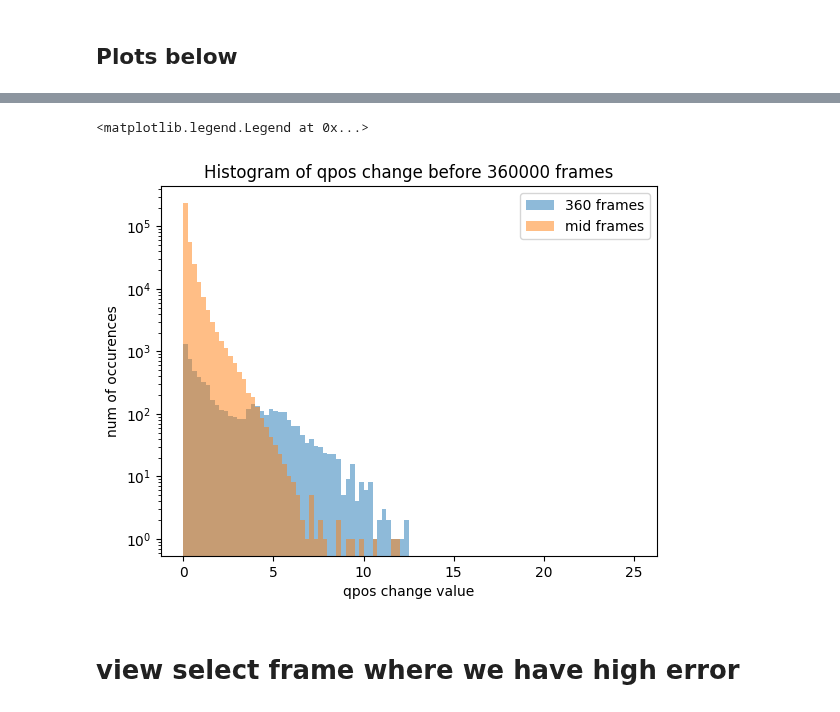
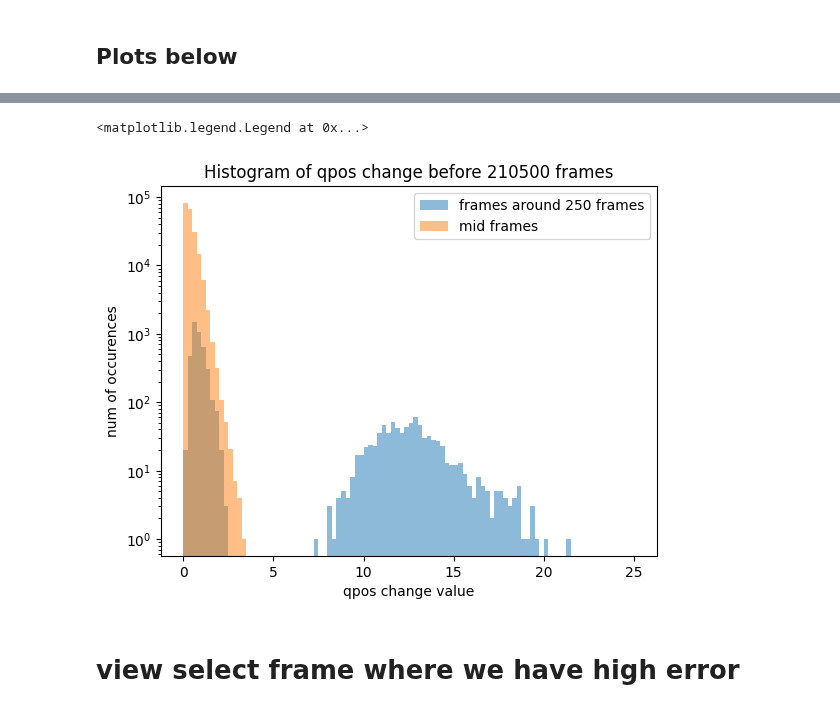
Before and after one commit to talmolab/stac-mjx, a Jupyter notebook: stac-mjx/graph_error.ipynb, the cells around one changed output, grey strips where cells are left out. Cells and saved outputs as stored; diff of their text form; code cells hidden in the pictures.

```diff
--- a/stac-mjx/graph_error.ipynb
+++ b/stac-mjx/graph_error.ipynb
@@ -107,7 +106,7 @@ plt.ylim(0, 0.02)
 plt.title("Summed squared error of frame marker offset")
 plt.xlabel("Frame #")
 plt.ylabel("Summed squared error")
-x = 360000
+x = qposes.shape[0]
 plt.scatter(np.arange(x),errors[:x], s=1)
 # %% [output]
 <matplotlib.collections.PathCollection at 0x...>
@@ -119,6 +118,6 @@ mean: 0.0005669235833920538, std: 0.0003693163744173944
 # %%
-cutoff = 360000
-indices = np.where(errors[:cutoff] > 0.01)[0]
+cutoff = x
+indices = np.where(errors[:cutoff] > 0.005)[0]
 
 print(f"there are {indices.shape[0]} not good offset frames before the cutoff at {cutoff}")
 # %% [output]
@@ -173,7 +172,7 @@ plt.scatter(np.arange(cutoff-1), qpos_diff_summed[:cutoff], s=1)
 # Split qpos_diff_summed into two arrays: one has 10 values for every multiple of 360,
 # and the other one has the rest of the values
 # This is to see if the diffs statistics are different between the two
-mask = np.array([(i+1)%360 <= 5 for i in range(cutoff-1)])
+mask = np.array([(i+1)%clip_len <= 5 for i in range(cutoff-1)])
 qpos_diff_summed_360 = qpos_diff_summed[:cutoff][mask]
 qpos_diff_summed_360.shape
 # %% [output]
@@ -206,5 +205,5 @@ plt.hist(qpos_diff_summed_360, bins=100, range=(0,25), log=True)
 # %%
-mask = np.array([(i+1)%360 > 5 for i in range(cutoff-1)])
+mask = np.array([(i+1)%clip_len > 5 for i in range(cutoff-1)])
 qpos_diff_summed_mid = qpos_diff_summed[:cutoff][mask]
 print(qpos_diff_summed_mid.shape)
 # plot graph where x = error value and y = number of frames in log scale
@@ -235,14 +234,14 @@ plt.hist(qpos_diff_summed_mid, bins=100, range=(0,25), log=True)
 # %%
 # Overlay the above two histograms
 plt.title(f"Histogram of qpos change before {cutoff} frames")
 plt.xlabel("qpos change value")
 plt.ylabel("num of occurences")
-plt.hist(qpos_diff_summed_360, bins=100, range=(0,25), log=True, alpha=0.5, label="360 frames")
+plt.hist(qpos_diff_summed_360, bins=100, range=(0,25), log=True, alpha=0.5, label=f"frames around {clip_len} frames")
 plt.hist(qpos_diff_summed_mid, bins=100, range=(0,25), log=True, alpha=0.5, label="mid frames")
 plt.legend()
 # %% [output]
 <matplotlib.legend.Legend at 0x...>
-[figure, old version]
+[figure, new version]
 # %% [markdown]
 # view select frame where we have high error
 # %%
```
Also changed, not shown: parts of 14 cells of this notebook, 1 other file.
